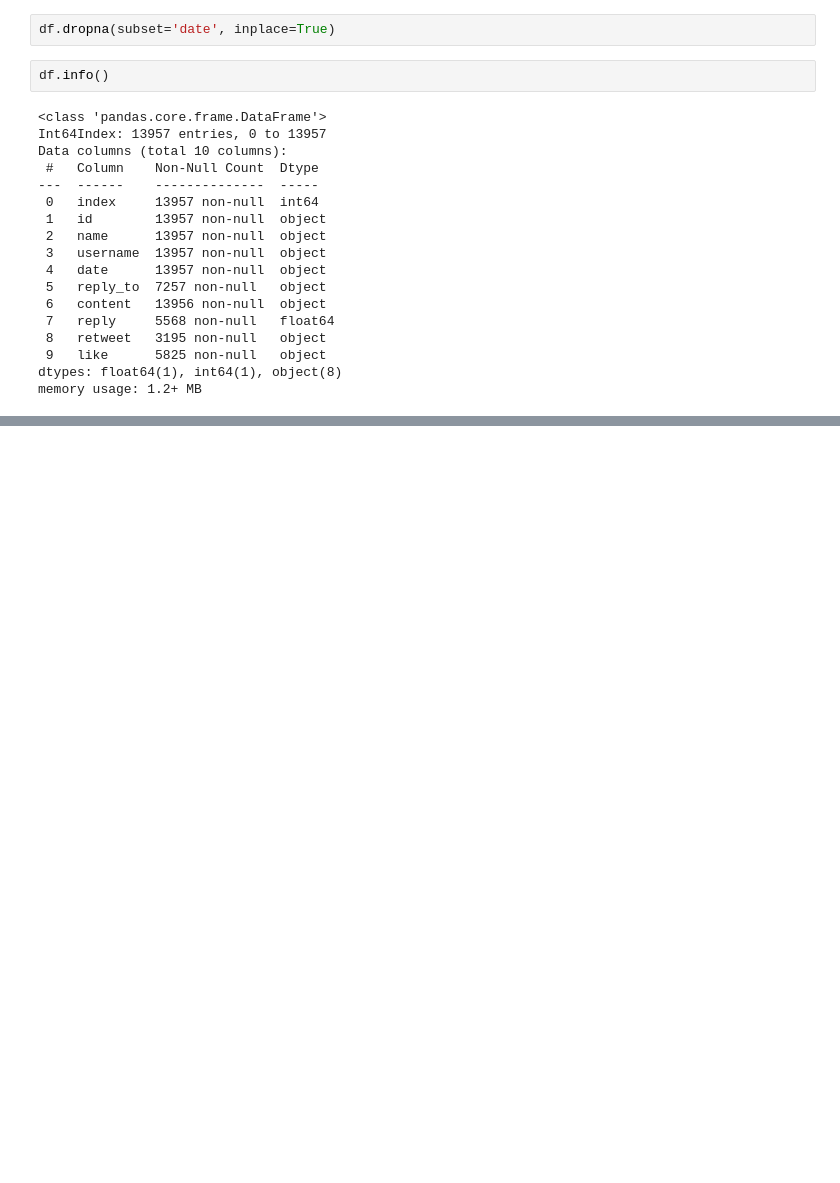
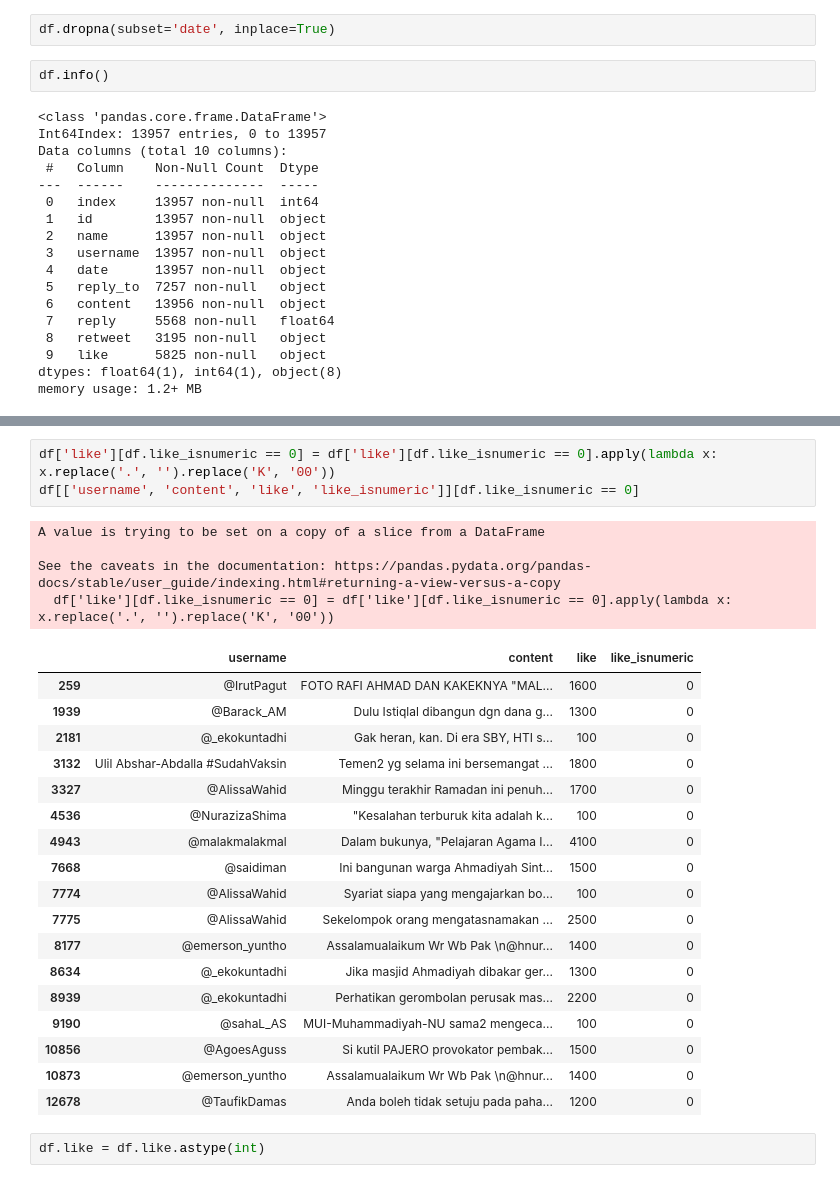
Before and after one commit to iddzzz/netizen-sentiment-analysis, a Jupyter notebook: data-cleaning.ipynb, the cells around one changed output, grey strips where cells are left out. Cells and saved outputs as stored; diff of their text form; blank space fills up the shorter version.

```diff
--- a/data-cleaning.ipynb
+++ b/data-cleaning.ipynb
@@ -178,0 +320,28 @@ memory usage: 1.2+ MB
+# %%
+df['like'][df.like_isnumeric == 0] = df['like'][df.like_isnumeric == 0].apply(lambda x: x.replace('.', '').replace('K', '00'))
+df[['username', 'content', 'like', 'like_isnumeric']][df.like_isnumeric == 0]
+# %% [output]
+A value is trying to be set on a copy of a slice from a DataFrame
+
+See the caveats in the documentation: https://pandas.pydata.org/pandas-docs/stable/user_guide/indexing.html#returning-a-view-versus-a-copy
+  df['like'][df.like_isnumeric == 0] = df['like'][df.like_isnumeric == 0].apply(lambda x: x.replace('.', '').replace('K', '00'))
+|  | username | content | like | like_isnumeric |
+| 259 | @IrutPagut | FOTO RAFI AHMAD DAN KAKEKNYA "MAL... | 1600 | 0 |
+| 1939 | @Barack_AM | Dulu Istiqlal dibangun dgn dana g... | 1300 | 0 |
+| 2181 | @_ekokuntadhi | Gak heran, kan. Di era SBY, HTI s... | 100 | 0 |
+| 3132 | Ulil Abshar-Abdalla #SudahVaksin | Temen2 yg selama ini bersemangat ... | 1800 | 0 |
+| 3327 | @AlissaWahid | Minggu terakhir Ramadan ini penuh... | 1700 | 0 |
+| 4536 | @NurazizaShima | "Kesalahan terburuk kita adalah k... | 100 | 0 |
+| 4943 | @malakmalakmal | Dalam bukunya, "Pelajaran Agama I... | 4100 | 0 |
+| 7668 | @saidiman | Ini bangunan warga Ahmadiyah Sint... | 1500 | 0 |
+| 7774 | @AlissaWahid | Syariat siapa yang mengajarkan bo... | 100 | 0 |
+| 7775 | @AlissaWahid | Sekelompok orang mengatasnamakan ... | 2500 | 0 |
+| 8177 | @emerson_yuntho | Assalamualaikum Wr Wb Pak \n@hnur... | 1400 | 0 |
+| 8634 | @_ekokuntadhi | Jika masjid Ahmadiyah dibakar ger... | 1300 | 0 |
+| 8939 | @_ekokuntadhi | Perhatikan gerombolan perusak mas... | 2200 | 0 |
+| 9190 | @sahaL_AS | MUI-Muhammadiyah-NU sama2 mengeca... | 100 | 0 |
+| 10856 | @AgoesAguss | Si kutil PAJERO provokator pembak... | 1500 | 0 |
+| 10873 | @emerson_yuntho | Assalamualaikum Wr Wb Pak \n@hnur... | 1400 | 0 |
+| 12678 | @TaufikDamas | Anda boleh tidak setuju pada paha... | 1200 | 0 |
+# %%
+df.like = df.like.astype(int)
```
Also changed, not shown: parts of 22 cells of this notebook, 1 other file.
